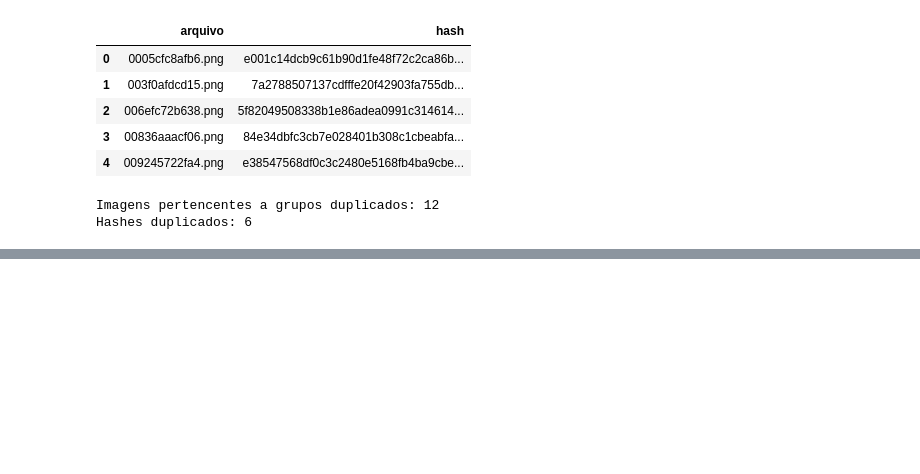
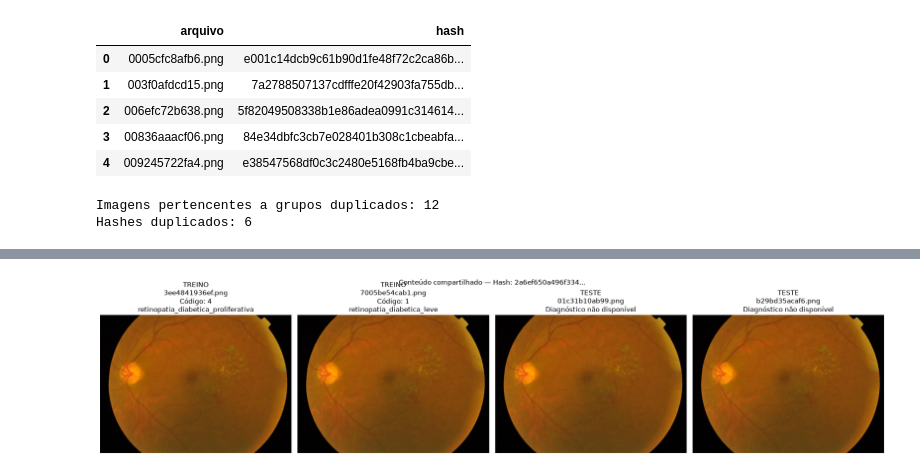
Before and after one commit to ChrisPRodrigues/OIO-MAIS, a Jupyter notebook: 04.Notebooks/Retinopatia_Diabetica.ipynb, the cells around one changed output, grey strips where cells are left out. Drawn from its saved outputs; the diff is of its cells as text; code cells hidden in the pictures; blank space fills up the shorter version.

```diff
--- a/04.Notebooks/Retinopatia_Diabetica.ipynb
+++ b/04.Notebooks/Retinopatia_Diabetica.ipynb
@@ -290,11 +326,11 @@ Modo de cor: RGB
 Resolução: (3216, 2136)
 # %%
 # Mostra a imagem de exemplo.
-with Image.open(imagem_exemplo) as img:
+with Image.open(imagem_exemplo_aptos) as img:
     plt.figure(figsize=(6, 6))
     plt.imshow(img)
     plt.axis("off")
-    plt.title(imagem_exemplo.name)
+    plt.title(imagem_exemplo_aptos.name)
     plt.show()
 # %% [output]
 [figure]
@@ -645,11 +765,11 @@ Modo de cor: RGB
 Resolução: (640, 480)
 # %%
 # Mostra a imagem de teste.
-with Image.open(imagem_exemplo_test) as img:
+with Image.open(imagem_exemplo_aptos_test) as img:
     plt.figure(figsize=(6, 6))
     plt.imshow(img)
     plt.axis("off")
-    plt.title(imagem_exemplo_test.name)
+    plt.title(imagem_exemplo_aptos_test.name)
     plt.show()
 # %% [output]
 [figure]
@@ -789,0 +986,11 @@ Hashes duplicados: 6
+# %%
+# Localiza no teste as imagens associadas
+# aos mesmos hashes.
+
+casos_test_conflitantes_aptos = hashes_aptos_test[
+    hashes_aptos_test["hash"].isin(
+        hashes_compartilhados_conflitantes_aptos
+    )
+].sort_values("hash")
+
+casos_test_conflitantes_aptos
@@ -789,0 +1017,76 @@ Hashes duplicados: 6
+# %%
+# Exibe as imagens de treino e teste associadas aos hashes
+# compartilhados que apresentam conflito de diagnóstico no treino.
+
+APTOS_TRAIN_DIR = APTOS_DIR / "train_images"
+APTOS_TEST_DIR = APTOS_DIR / "test_images"
+
+for hash_atual in sorted(hashes_compartilhados_conflitantes_aptos):
+
+    train_hash = casos_compartilhados_conflitantes_aptos[
+        casos_compartilhados_conflitantes_aptos["hash"] == hash_atual
+    ]
+
+    test_hash = casos_test_conflitantes_aptos[
+        casos_test_conflitantes_aptos["hash"] == hash_atual
+    ]
+
+    total_imagens = len(train_hash) + len(test_hash)
+
+    fig, axes = plt.subplots(
+        1,
+        total_imagens,
+        figsize=(5 * total_imagens, 5)
+    )
+
+    if total_imagens == 1:
+        axes = [axes]
+
+    indice = 0
+
+    # Imagens do treino
+    for _, linha in train_hash.iterrows():
+
+        caminho = APTOS_TRAIN_DIR / linha["arquivo"]
+
+        with Image.open(caminho) as img:
+            axes[indice].imshow(img)
+
+        axes[indice].set_title(
+            f'TREINO\n'
+            f'{linha["arquivo"]}\n'
+            f'Código: {linha["codigo_diagnostico"]}\n'
+            f'{linha["diagnostico"]}'
+        )
+
+        axes[indice].axis("off")
+        indice += 1
+
+    # Imagens do teste
+    for _, linha in test_hash.iterrows():
+
+        caminho = APTOS_TEST_DIR / linha["arquivo"]
+
+        with Image.open(caminho) as img:
+            axes[indice].imshow(img)
+
+        axes[indice].set_title(
+            f'TESTE\n'
+            f'{linha["arquivo"]}\n'
+            f'Diagnóstico não disponível'
+        )
+
+        axes[indice].axis("off")
+        indice += 1
+
+    plt.suptitle(
+        f"Conteúdo compartilhado — Hash: {hash_atual[:16]}..."
+    )
+
+    plt.tight_layout()
+    plt.show()
+
+    print("Hash completo:", hash_atual)
+    print()
+# %% [output]
+[figure, added]
```
Also changed, not shown: parts of 115 cells of this notebook, 2 other files.
